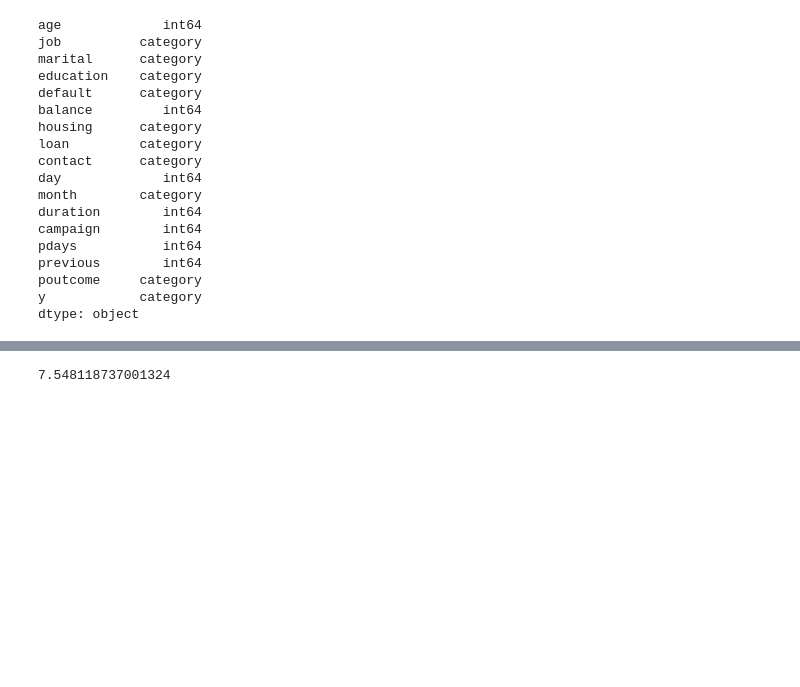
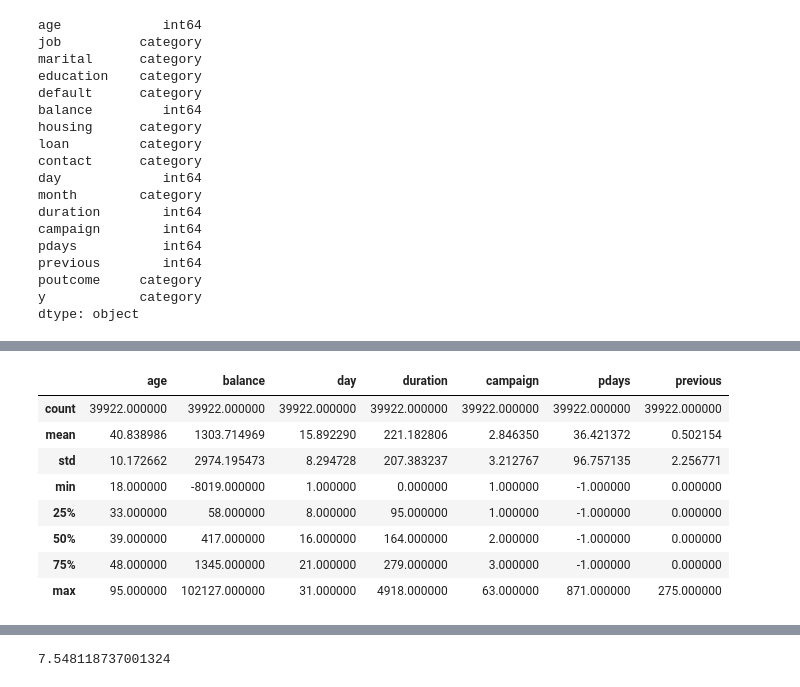
Before and after one commit to nezihaksu/Bank_Marketing_Analysis, a Jupyter notebook: Term_Deposit_EDA.ipynb, the cells around one changed output, grey strips where cells are left out. Saved outputs shown, nothing was run; the diff lists cells and outputs as text; code cells hidden in the pictures; blank space fills up the shorter version.

```diff
--- a/Term_Deposit_EDA.ipynb
+++ b/Term_Deposit_EDA.ipynb
@@ -333,0 +376,13 @@ df[["job","education","marital","housing","loan","y"]][df.y == "yes"].describe()
+# %%
+no_stats = df[numerical_features][df.y == "no"].describe()
+no_stats
+# %% [output]
+|  | age | balance | day | duration | campaign | pdays | previous |
+| count | 39922.000000 | 39922.000000 | 39922.000000 | 39922.000000 | 39922.000000 | 39922.000000 | 39922.000000 |
+| mean | 40.838986 | 1303.714969 | 15.892290 | 221.182806 | 2.846350 | 36.421372 | 0.502154 |
+| std | 10.172662 | 2974.195473 | 8.294728 | 207.383237 | 3.212767 | 96.757135 | 2.256771 |
+| min | 18.000000 | -8019.000000 | 1.000000 | 0.000000 | 1.000000 | -1.000000 | 0.000000 |
+| 25% | 33.000000 | 58.000000 | 8.000000 | 95.000000 | 1.000000 | -1.000000 | 0.000000 |
+| 50% | 39.000000 | 417.000000 | 16.000000 | 164.000000 | 2.000000 | -1.000000 | 0.000000 |
+| 75% | 48.000000 | 1345.000000 | 21.000000 | 279.000000 | 3.000000 | -1.000000 | 0.000000 |
+| max | 95.000000 | 102127.000000 | 31.000000 | 4918.000000 | 63.000000 | 871.000000 | 275.000000 |
```
Also changed, not shown: parts of 14 cells of this notebook.
